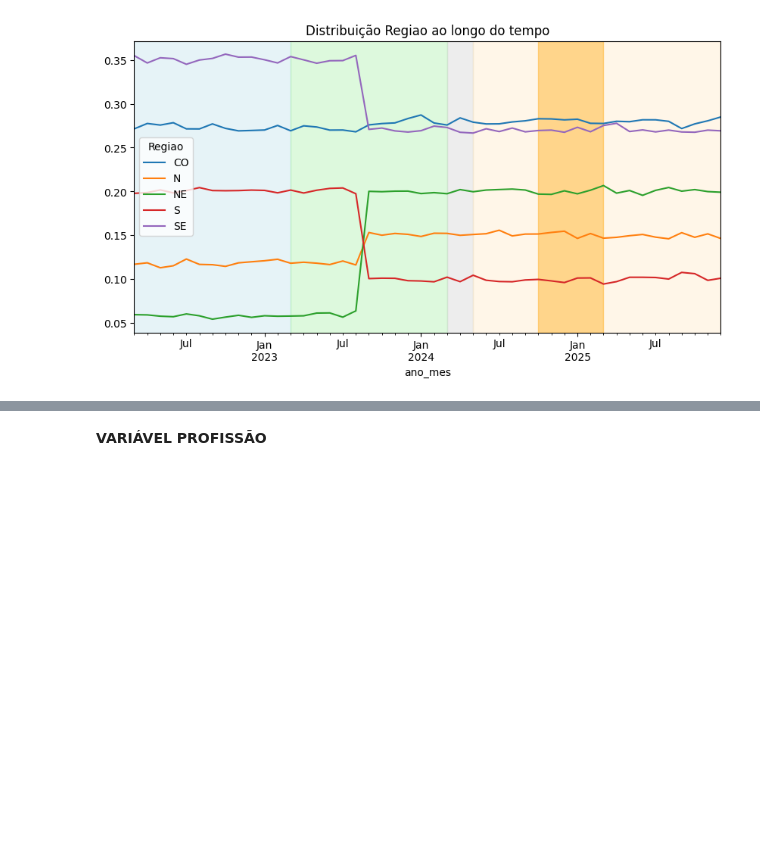
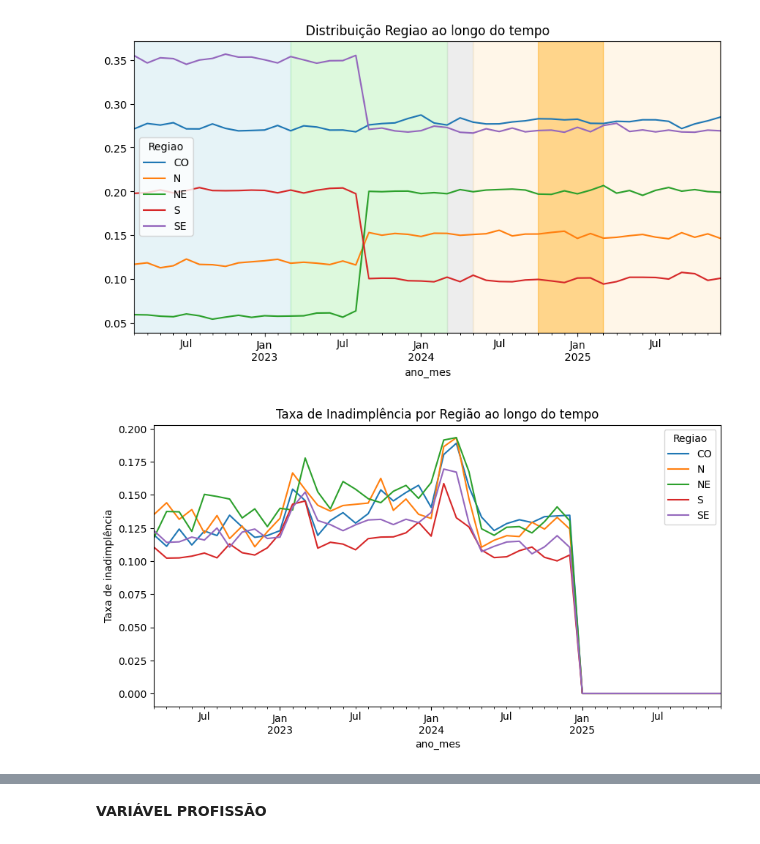
Before and after one commit to JMCVALE/ASN-ROCKS-, a Jupyter notebook: MONITORAMENTO.ipynb, the cells around one changed output, grey strips where cells are left out. Saved outputs shown, nothing was run; the diff lists cells and outputs as text; code cells hidden in the pictures; blank space fills up the shorter version.

```diff
--- a/MONITORAMENTO.ipynb
+++ b/MONITORAMENTO.ipynb
@@ -400,3 +504,18 @@ plt.title('Distribuição Regiao ao longo do tempo')
 plt.show()
 # %% [output]
 [figure]
+# %%
+inad_regiao = base.pivot_table(
+    values='target',
+    index='ano_mes',
+    columns='Regiao',
+    aggfunc='mean'
+)
+
+ax = inad_regiao.plot(figsize=(10,5))
+
+plt.title('Taxa de Inadimplência por Região ao longo do tempo')
+plt.ylabel('Taxa de inadimplência')
+plt.show()
+# %% [output]
+[figure, added]
```
Also changed, not shown: parts of 10 cells of this notebook.
